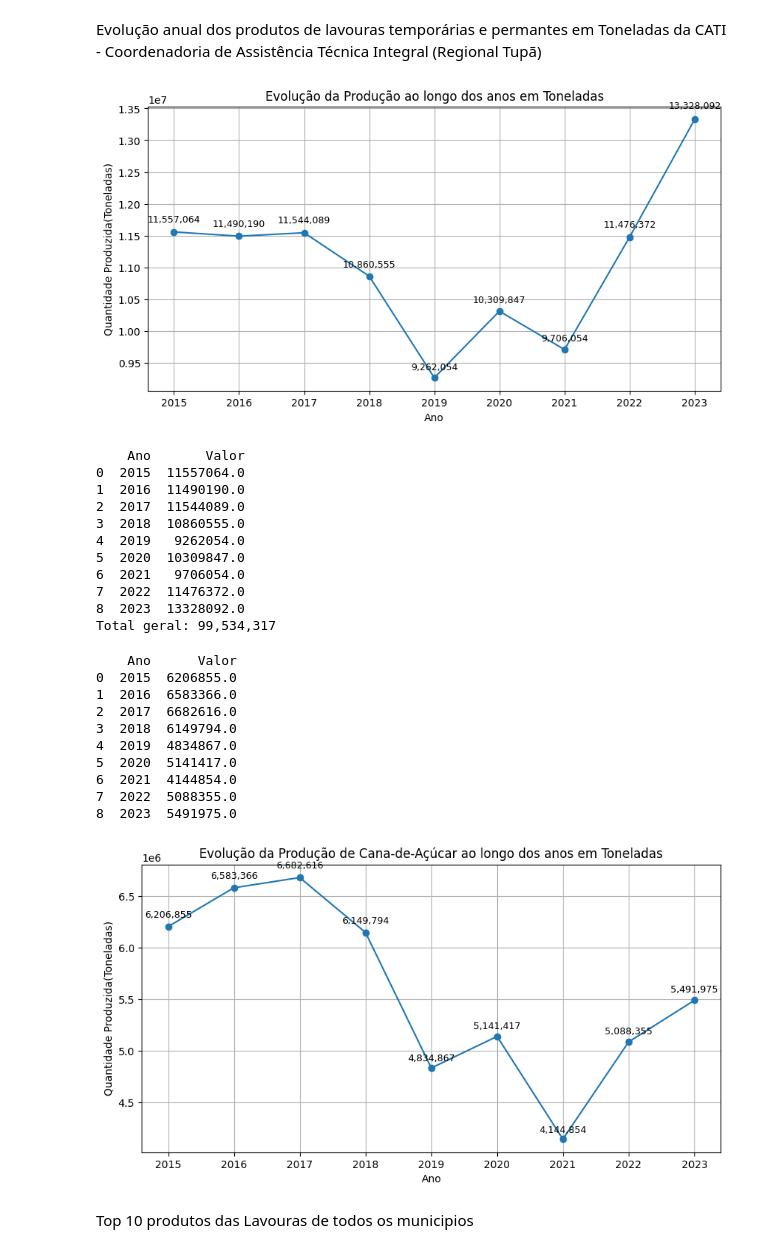
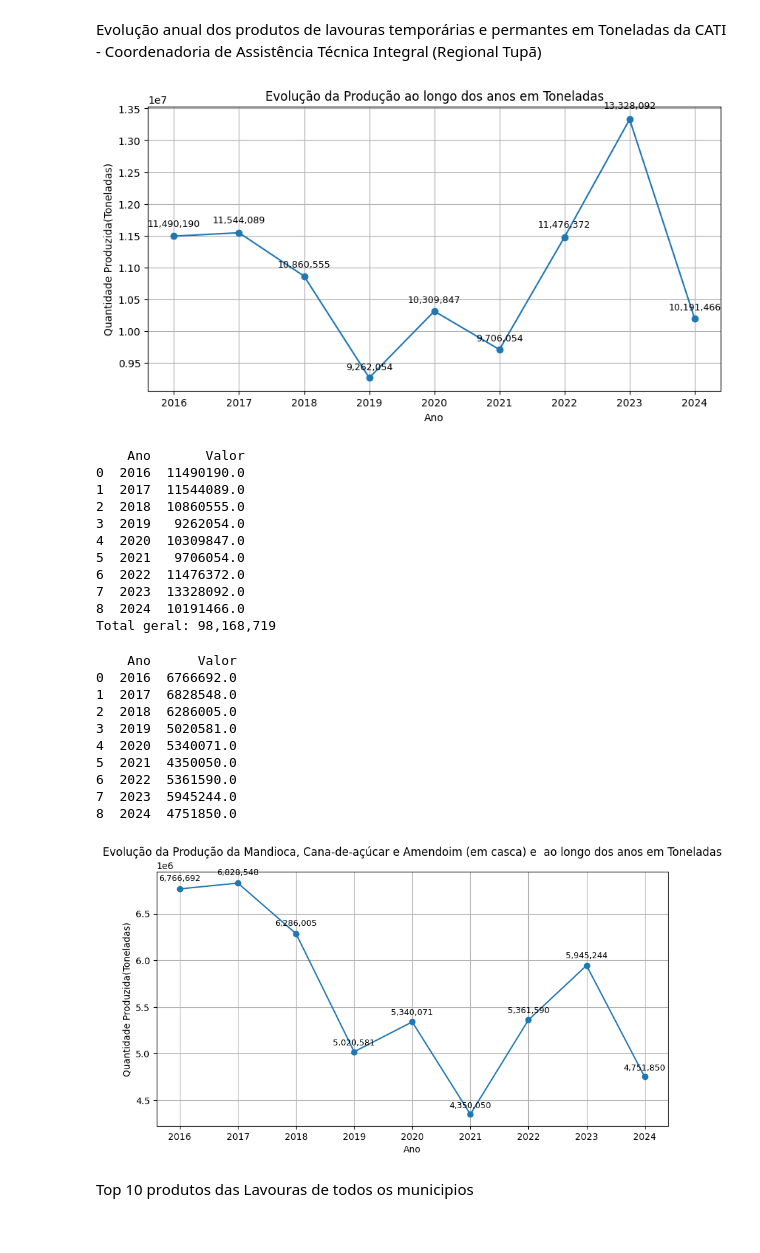
Before and after one commit to LuucasGabriel/PAM_IBGE, a Jupyter notebook: visualizando.ipynb, the cells around one changed output. Saved outputs shown, nothing was run; the diff lists cells and outputs as text; code cells hidden in the pictures.

```diff
--- a/visualizando.ipynb
+++ b/visualizando.ipynb
@@ -11,7 +11,7 @@ import matplotlib.ticker as mticker
 Renomeando os dados
 # %%
 
-arquivo = "pam_ibge.csv"
+arquivo = "pam_ibge_atualizado.csv"
 
 pam_ibge = pd.read_csv(arquivo)
 
@@ -106,7 +106,7 @@ for x, y in zip(evolucao.index, evolucao.values):
 
 plt.show()
 # %% [output]
-[figure, old version]
+[figure, new version]
 # %%
 #validando
 soma_por_ano = pam_ibge.groupby("Ano")["Valor"].sum().reset_index()
@@ -117,54 +117,54 @@ total_geral = pam_ibge["Valor"].sum()
 print(f"Total geral: {total_geral:,.0f}")
 # %% [output]
     Ano       Valor
-0  2015  11557064.0
-1  2016  11490190.0
-2  2017  11544089.0
-3  2018  10860555.0
-4  2019   9262054.0
-5  2020  10309847.0
-6  2021   9706054.0
-7  2022  11476372.0
-8  2023  13328092.0
-Total geral: 99,534,317
+0  2016  11490190.0
+1  2017  11544089.0
+2  2018  10860555.0
+3  2019   9262054.0
+4  2020  10309847.0
+5  2021   9706054.0
+6  2022  11476372.0
+7  2023  13328092.0
+8  2024  10191466.0
+Total geral: 98,168,719
 # %%
 #Evolução das culturas ao longo dos anos(Cana de Açúcar)
 produtos_lavouras = pam_ibge[
-    (pam_ibge["Produto das lavouras temporárias e permanentes"].isin(["Cana-de-açúcar"])) &
+    (pam_ibge["Produto das lavouras temporárias e permanentes"].isin(["Cana-de-açúcar", "Mandioca", "Amendoim (em casca)"])) &
     (pam_ibge["Variável"] == "Quantidade produzida")]
 
 soma_por_ano = produtos_lavouras.groupby("Ano")["Valor"].sum().reset_index()
 print(soma_por_ano)
 # %% [output]
     Ano      Valor
-0  2015  6206855.0
-1  2016  6583366.0
-2  2017  6682616.0
-3  2018  6149794.0
-4  2019  4834867.0
-5  2020  5141417.0
-6  2021  4144854.0
-7  2022  5088355.0
-8  2023  5491975.0
+0  2016  6766692.0
+1  2017  6828548.0
+2  2018  6286005.0
+3  2019  5020581.0
+4  2020  5340071.0
+5  2021  4350050.0
+6  2022  5361590.0
+7  2023  5945244.0
+8  2024  4751850.0
 # %%
 #Evolução das culturas ao longo dos anos(Cana de Açúcar)
 #gráfico
 evolucao_cana = soma_por_ano.groupby("Ano")["Valor"].sum()
 plt.figure(figsize=(10,5))
 plt.plot(evolucao_cana.index, evolucao_cana.values, marker = 'o')
-plt.title("Evolução da Produção de Cana-de-Açúcar ao longo dos anos em Toneladas")
+plt.title("Evolução da Produção da Mandioca, Cana-de-açúcar e Amendoim (em casca) e  ao longo dos anos em Toneladas")
 plt.xlabel("Ano")
 plt.ylabel("Quantidade Produzida(Toneladas)")
 plt.grid(True)
 
 #zip: ele serve para juntar duas ou mais sequencias de elemento, transformando em X, Y e iterando sobre eles, neste caso o ANO = ; VALOR = Y
 for x, y in zip(evolucao_cana.index, evolucao_cana.values):
     plt.text(x , y + y*0.01, f"{y:,.0f}", ha="center", va="bottom", fontsize=9)
 
 
 plt.show()
 # %% [output]
-[figure, old version]
+[figure, new version]
 # %% [markdown]
 Top 10 produtos das Lavouras de todos os municipios
 # %%
```
Also changed, not shown: parts of 35 cells of this notebook, 3 other files.
